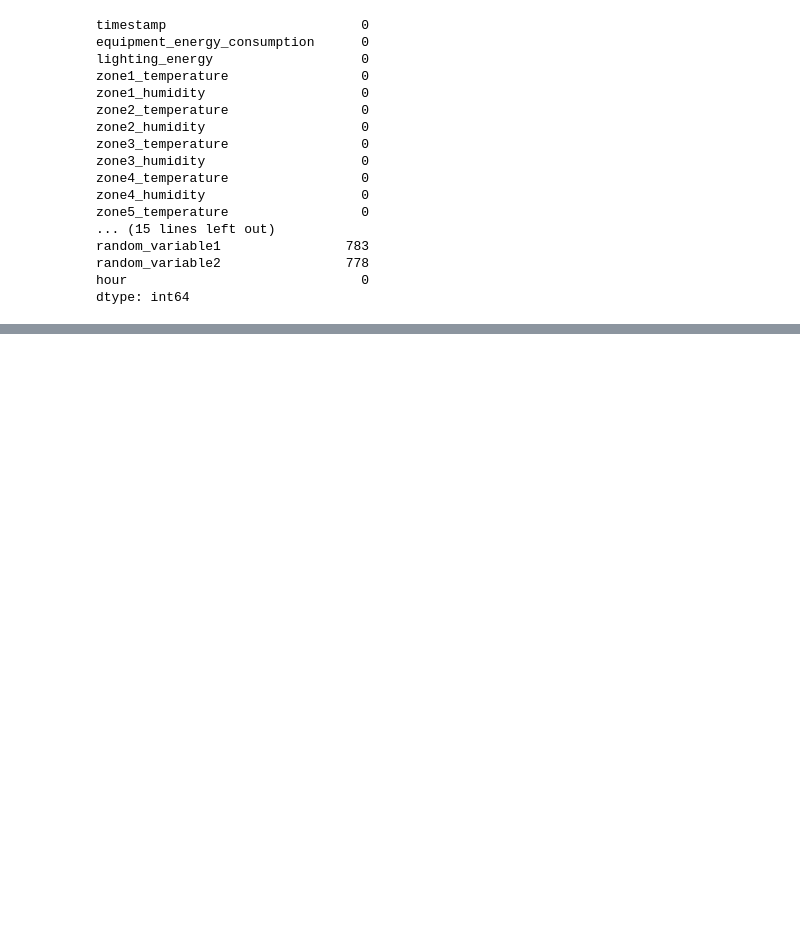
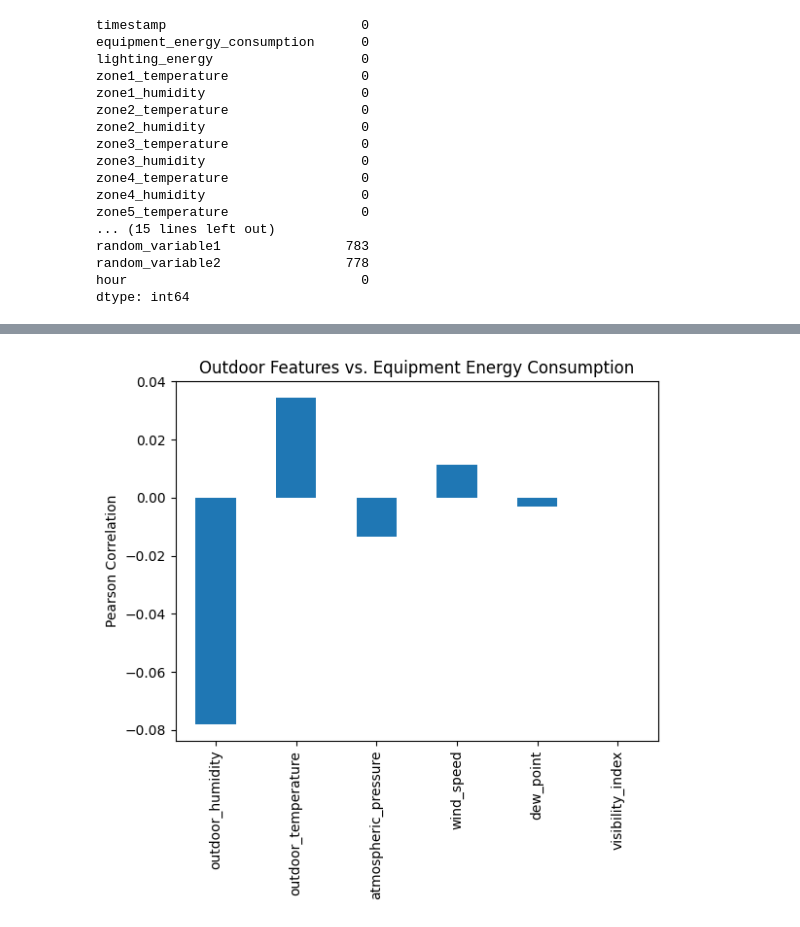
Before and after one commit to ShubhaMahobia/DS-Intern-Assignment-Shubham_Mahobia, a Jupyter notebook: main.ipynb, the cells around one changed output, grey strips where cells are left out. Drawn from its saved outputs; the diff is of its cells as text; code cells hidden in the pictures; blank space fills up the shorter version.

```diff
--- a/main.ipynb
+++ b/main.ipynb
@@ -276,0 +363,23 @@ dtype: int64
+# %%
+outdoor_features = [
+    "outdoor_temperature",
+    "outdoor_humidity",
+    "atmospheric_pressure",
+    "wind_speed",
+    "visibility_index",
+    "dew_point"
+]
+
+# Build a Series of correlation values
+outdoor_corrs = pd.Series(
+    {feat: df["equipment_energy_consumption"].corr(df[feat])
+     for feat in outdoor_features},
+    name="corr_with_energy"
+)
+
+# Sort by magnitude (absolute value), descending
+outdoor_corrs = outdoor_corrs.reindex(
+    outdoor_corrs.abs().sort_values(ascending=False).index
+)
+
+print(outdoor_corrs)
@@ -276,0 +394,8 @@ dtype: int64
+# %%
+plt.figure()
+outdoor_corrs.plot.bar()
+plt.ylabel("Pearson Correlation")
+plt.title("Outdoor Features vs. Equipment Energy Consumption")
+plt.show()
+# %% [output]
+[figure, added]
```
Also changed, not shown: parts of 6 cells of this notebook.
